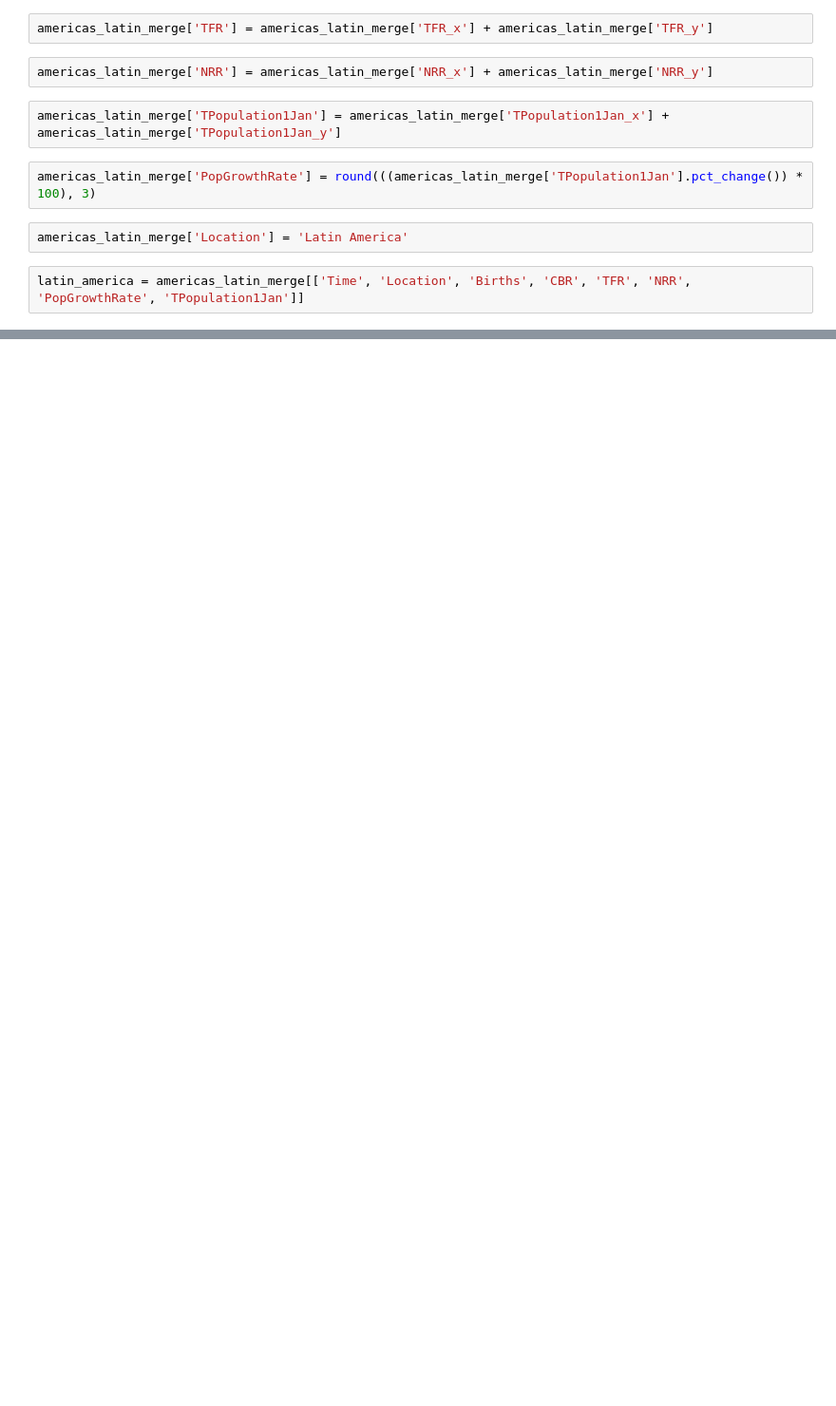
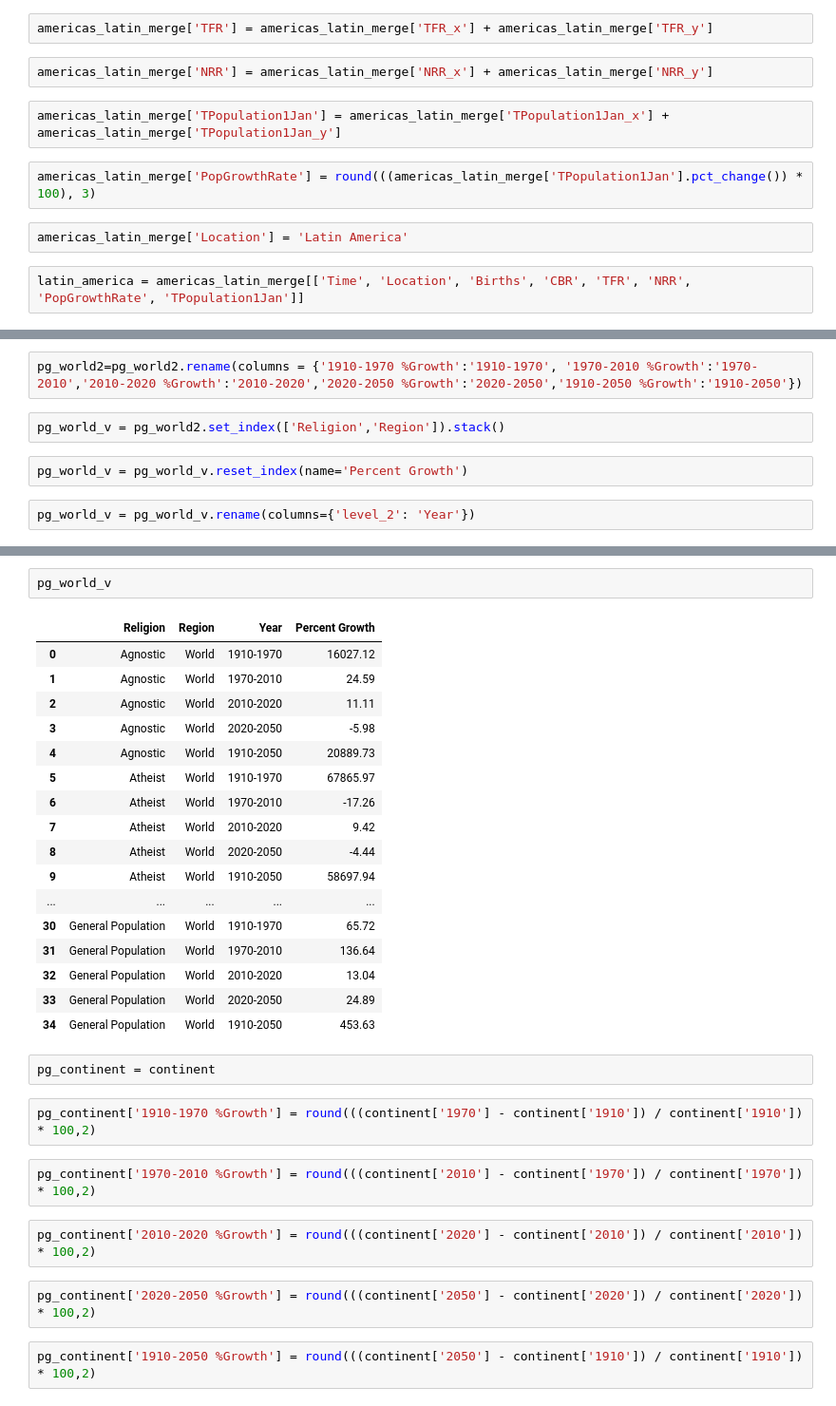
Before and after one commit to levigraft/capstone_religion_birthrate, a Jupyter notebook: Capstone/notebooks/capstone_pandas_analysis.ipynb, the cells around one changed output, grey strips where cells are left out. Shown at 95% size. Drawn from its saved outputs; the diff is of its cells as text; blank space fills up the shorter version.

```diff
--- a/Capstone/notebooks/capstone_pandas_analysis.ipynb
+++ b/Capstone/notebooks/capstone_pandas_analysis.ipynb
@@ -275,0 +242,8 @@ latin_america
+# %%
+pg_world2=pg_world2.rename(columns = {'1910-1970 %Growth':'1910-1970', '1970-2010 %Growth':'1970-2010','2010-2020 %Growth':'2010-2020','2020-2050 %Growth':'2020-2050','1910-2050 %Growth':'1910-2050'})
+# %%
+pg_world_v = pg_world2.set_index(['Religion','Region']).stack()
+# %%
+pg_world_v = pg_world_v.reset_index(name='Percent Growth')
+# %%
+pg_world_v = pg_world_v.rename(columns={'level_2': 'Year'})
@@ -275,0 +263,32 @@ latin_america
+# %%
+pg_world_v
+# %% [output]
+|  | Religion | Region | Year | Percent Growth |
+| 0 | Agnostic | World | 1910-1970 | 16027.12 |
+| 1 | Agnostic | World | 1970-2010 | 24.59 |
+| 2 | Agnostic | World | 2010-2020 | 11.11 |
+| 3 | Agnostic | World | 2020-2050 | -5.98 |
+| 4 | Agnostic | World | 1910-2050 | 20889.73 |
+| 5 | Atheist | World | 1910-1970 | 67865.97 |
+| 6 | Atheist | World | 1970-2010 | -17.26 |
+| 7 | Atheist | World | 2010-2020 | 9.42 |
+| 8 | Atheist | World | 2020-2050 | -4.44 |
+| 9 | Atheist | World | 1910-2050 | 58697.94 |
+| ... | ... | ... | ... | ... |
+| 30 | General Population | World | 1910-1970 | 65.72 |
+| 31 | General Population | World | 1970-2010 | 136.64 |
+| 32 | General Population | World | 2010-2020 | 13.04 |
+| 33 | General Population | World | 2020-2050 | 24.89 |
+| 34 | General Population | World | 1910-2050 | 453.63 |
+# %%
+pg_continent = continent
+# %%
+pg_continent['1910-1970 %Growth'] = round(((continent['1970'] - continent['1910']) / continent['1910']) * 100,2)
+# %%
+pg_continent['1970-2010 %Growth'] = round(((continent['2010'] - continent['1970']) / continent['1970']) * 100,2)
+# %%
+pg_continent['2010-2020 %Growth'] = round(((continent['2020'] - continent['2010']) / continent['2010']) * 100,2)
+# %%
+pg_continent['2020-2050 %Growth'] = round(((continent['2050'] - continent['2020']) / continent['2020']) * 100,2)
+# %%
+pg_continent['1910-2050 %Growth'] = round(((continent['2050'] - continent['1910']) / continent['1910']) * 100,2)
```
Also changed, not shown: parts of 136 cells of this notebook, 7 other files.
